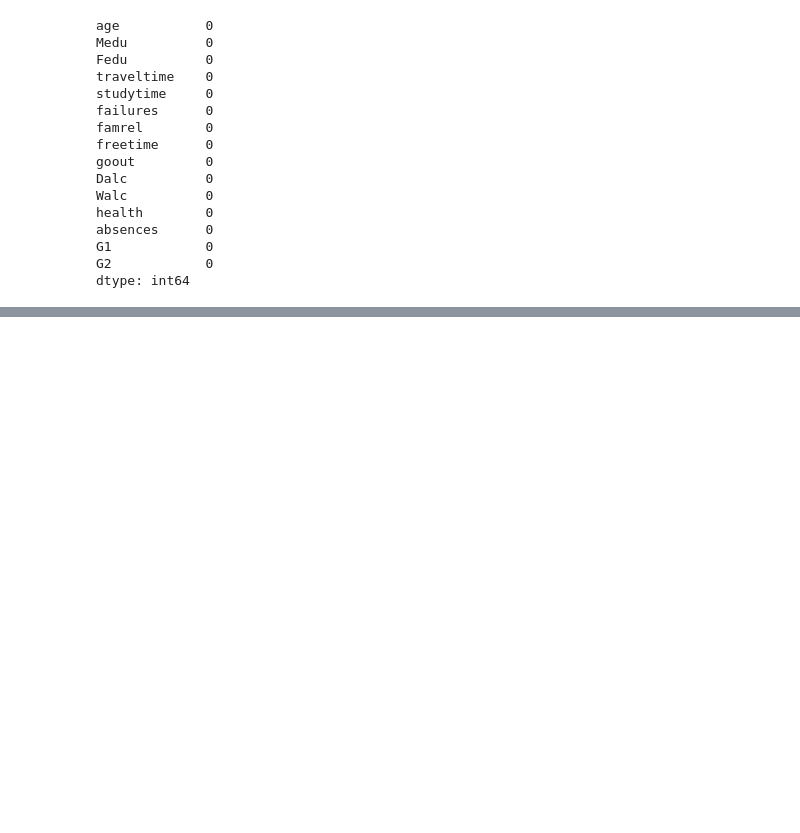
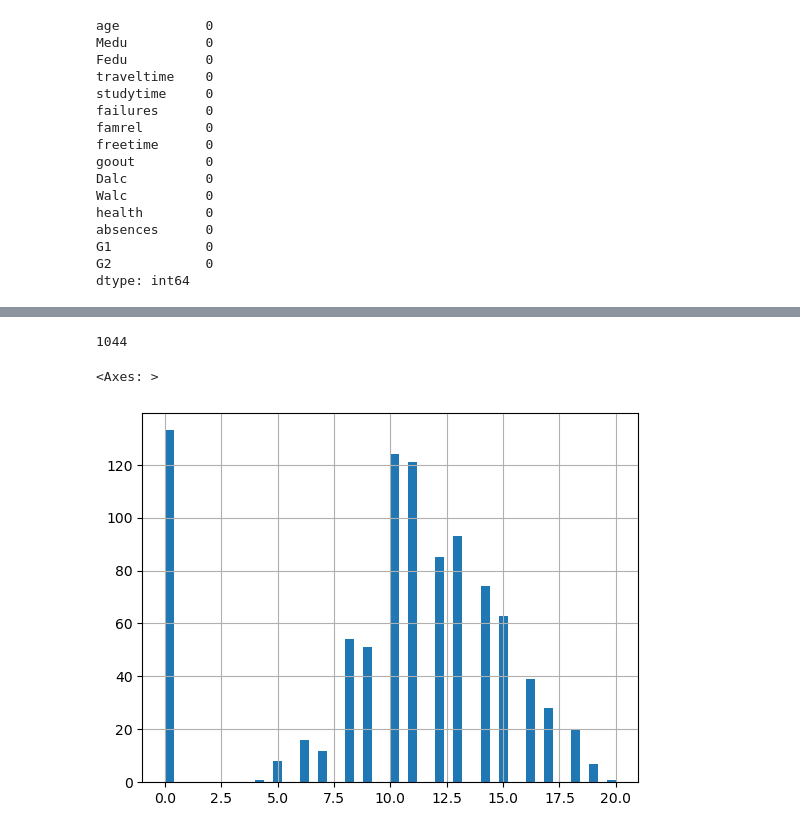
Before and after one commit to Ardavaa/week3, a Jupyter notebook: main.ipynb, the cells around one changed output, grey strips where cells are left out. Saved outputs shown, nothing was run; the diff lists cells and outputs as text; code cells hidden in the pictures; blank space fills up the shorter version.

```diff
--- a/main.ipynb
+++ b/main.ipynb
@@ -3001,0 +3022,10 @@ dtype: int64
+# %%
+# apply label encoding for `label_cols`
+label_encoder = OrdinalEncoder(
+    encoding_method='arbitrary',
+)
+
+label_encoder.fit(X_train)
+
+X_train = label_encoder.transform(X_train)
+X_test = label_encoder.transform(X_test)
@@ -3001,0 +3072,9 @@ dtype: int64
+# %%
+# combine X_train and y_train
+train = pd.concat([X_train, y_train], axis=1)
+
+# combine X_test and y_test
+test = pd.concat([X_test, y_test], axis=1)
+
+# combine train and test
+combined_stp = pd.concat([train, test], axis=0)
@@ -3001,0 +3111,9 @@ dtype: int64
+# %%
+len(combined_stp)
+# %% [output]
+1044
+# %%
+combined_stp['G3(Target)'].hist(bins=50)
+# %% [output]
+<Axes: >
+[figure, added]
```
Also changed, not shown: parts of 78 cells of this notebook, 5 other files.
